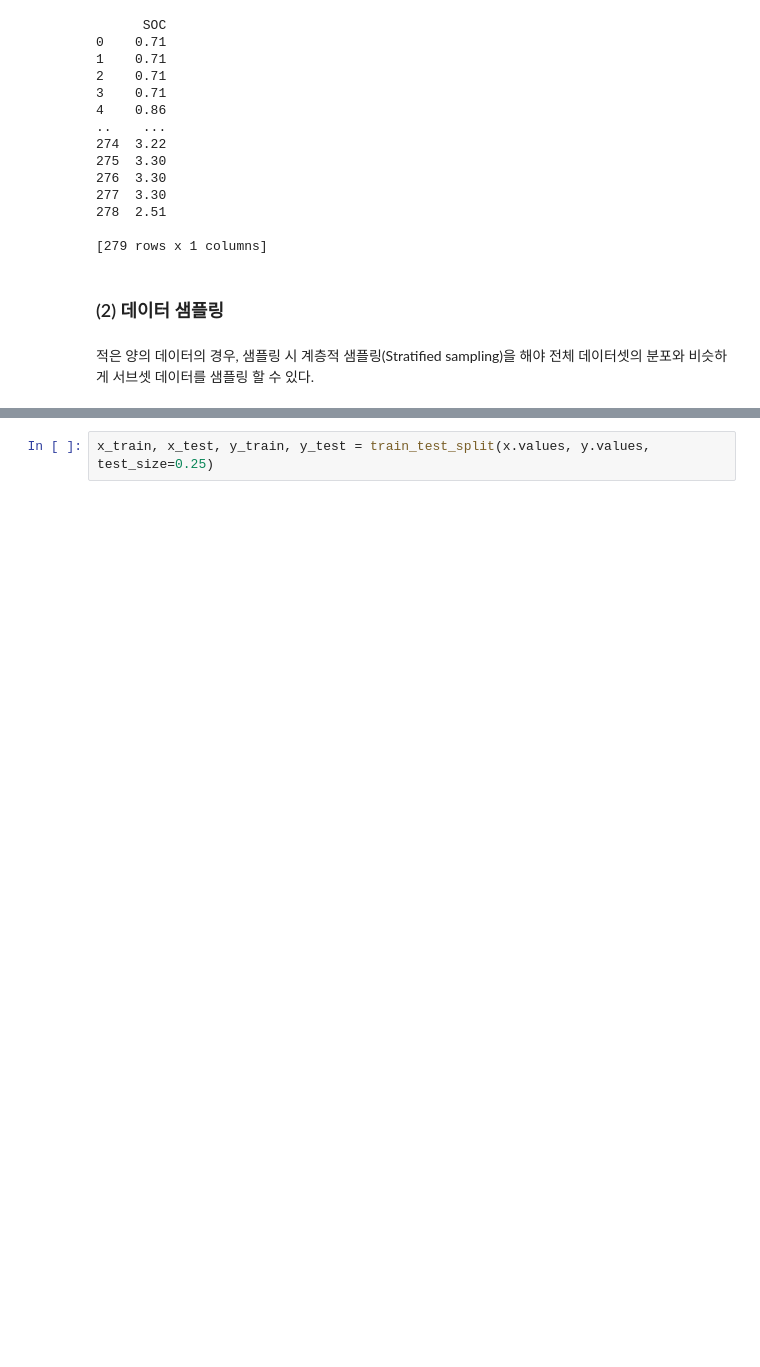
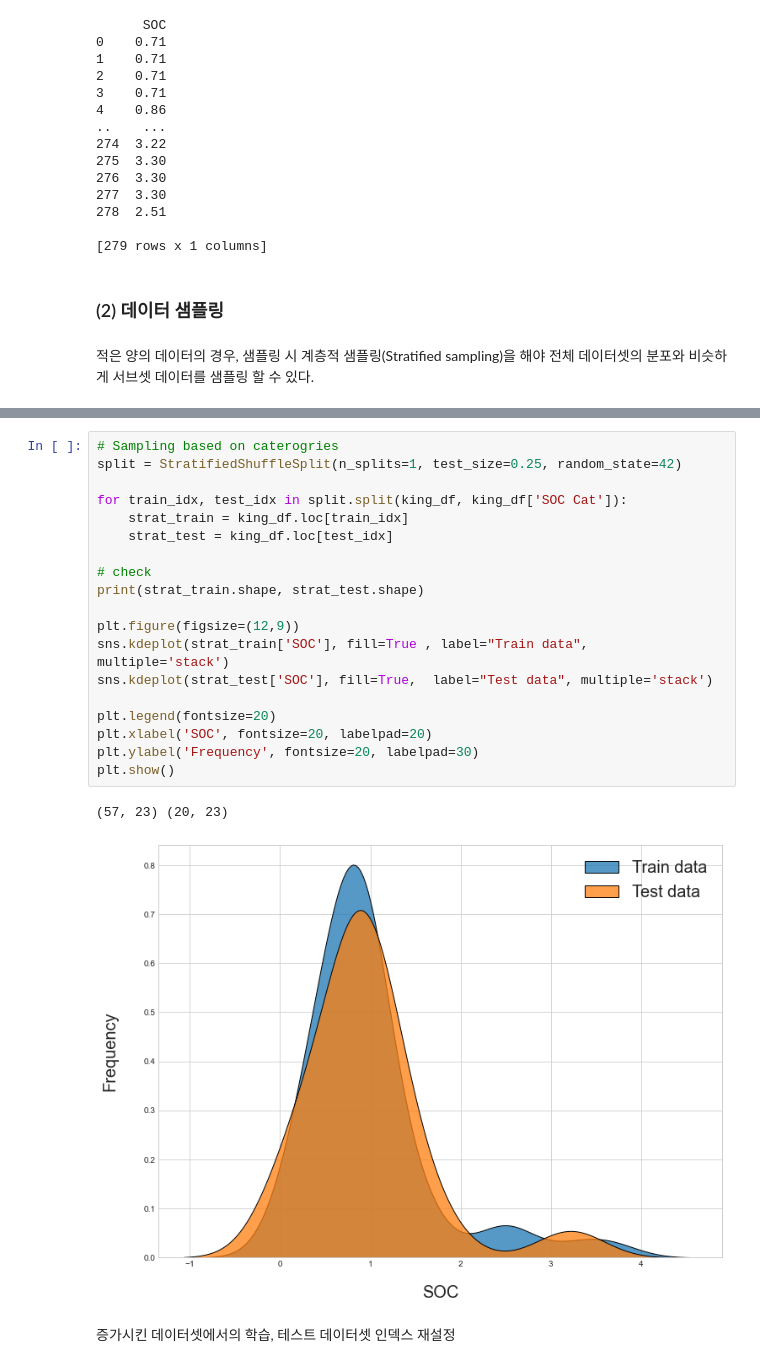
Before and after one commit to P-uyoung/X-Corps_Soil-detection, a Jupyter notebook: Models/str_sampling_rf_20_S2A_SWHC_ST.ipynb, the cells around one changed output, grey strips where cells are left out. Saved outputs shown, nothing was run; the diff lists cells and outputs as text; blank space fills up the shorter version.

```diff
--- a/Models/str_sampling_rf_20_S2A_SWHC_ST.ipynb
+++ b/Models/str_sampling_rf_20_S2A_SWHC_ST.ipynb
@@ -179,2 +225,24 @@ Name: SOC Cat, dtype: int64
 # %%
-x_train, x_test, y_train, y_test = train_test_split(x.values, y.values, test_size=0.25)
+# Sampling based on caterogries
+split = StratifiedShuffleSplit(n_splits=1, test_size=0.25, random_state=42)
+
+for train_idx, test_idx in split.split(king_df, king_df['SOC Cat']):
+    strat_train = king_df.loc[train_idx]
+    strat_test = king_df.loc[test_idx]
+
+# check
+print(strat_train.shape, strat_test.shape)
+
+plt.figure(figsize=(12,9))
+sns.kdeplot(strat_train['SOC'], fill=True , label="Train data", multiple='stack')
+sns.kdeplot(strat_test['SOC'], fill=True,  label="Test data", multiple='stack')
+
+plt.legend(fontsize=20)
+plt.xlabel('SOC', fontsize=20, labelpad=20)
+plt.ylabel('Frequency', fontsize=20, labelpad=30)
+plt.show()
+# %% [output]
+(57, 23) (20, 23)
+[figure, added]
+# %% [markdown]
+증가시킨 데이터셋에서의 학습, 테스트 데이터셋 인덱스 재설정
```
Also changed, not shown: parts of 26 cells of this notebook.
